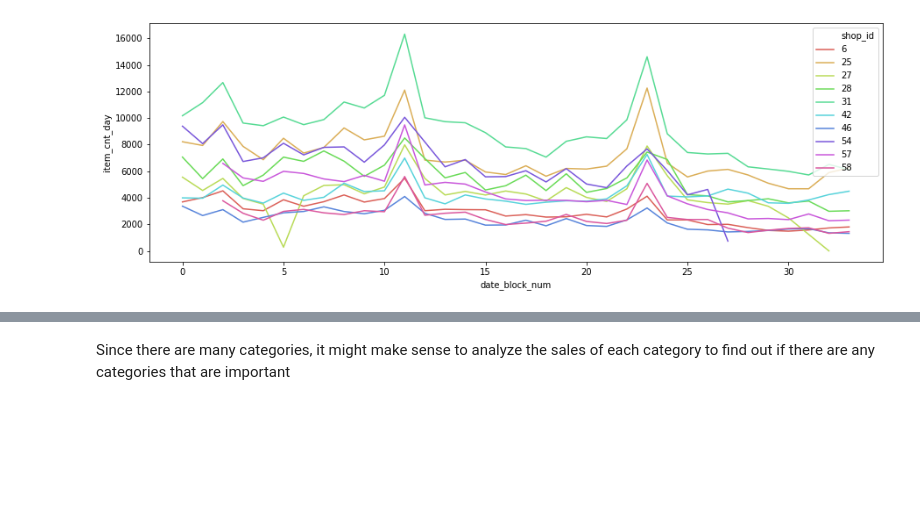
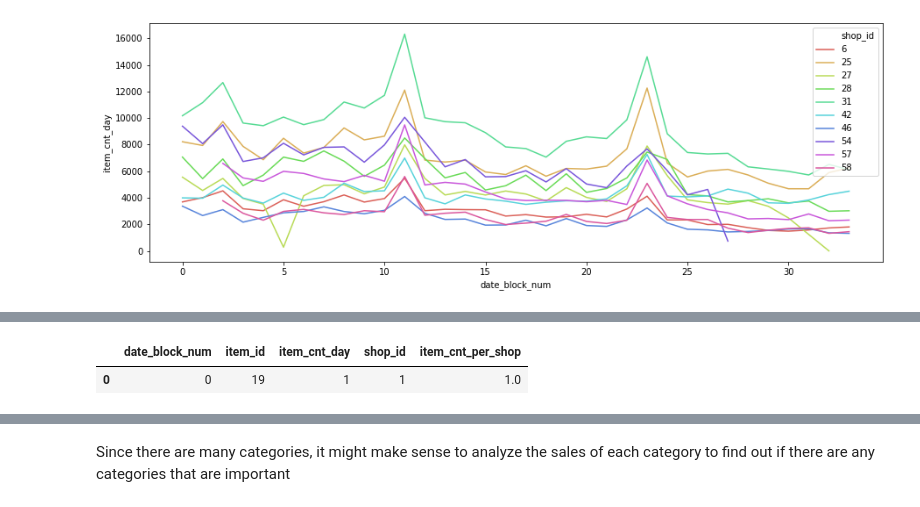
Before and after one commit to jekkiechan/sales_forecasting, a Jupyter notebook: sales_prediction/eda.ipynb, the cells around one changed output, grey strips where cells are left out. Drawn from its saved outputs; the diff is of its cells as text; code cells hidden in the pictures; blank space fills up the shorter version.

```diff
--- a/sales_prediction/eda.ipynb
+++ b/sales_prediction/eda.ipynb
@@ -292,0 +309,5 @@ sns.lineplot('date_block_num',
+# %%
+sales_by_item.loc[sales_by_item.item_id == 19]
+# %% [output]
+|  | date_block_num | item_id | item_cnt_day | shop_id | item_cnt_per_shop |
+| 0 | 0 | 19 | 1 | 1 | 1.0 |
```
Also changed, not shown: parts of 9 cells of this notebook.
